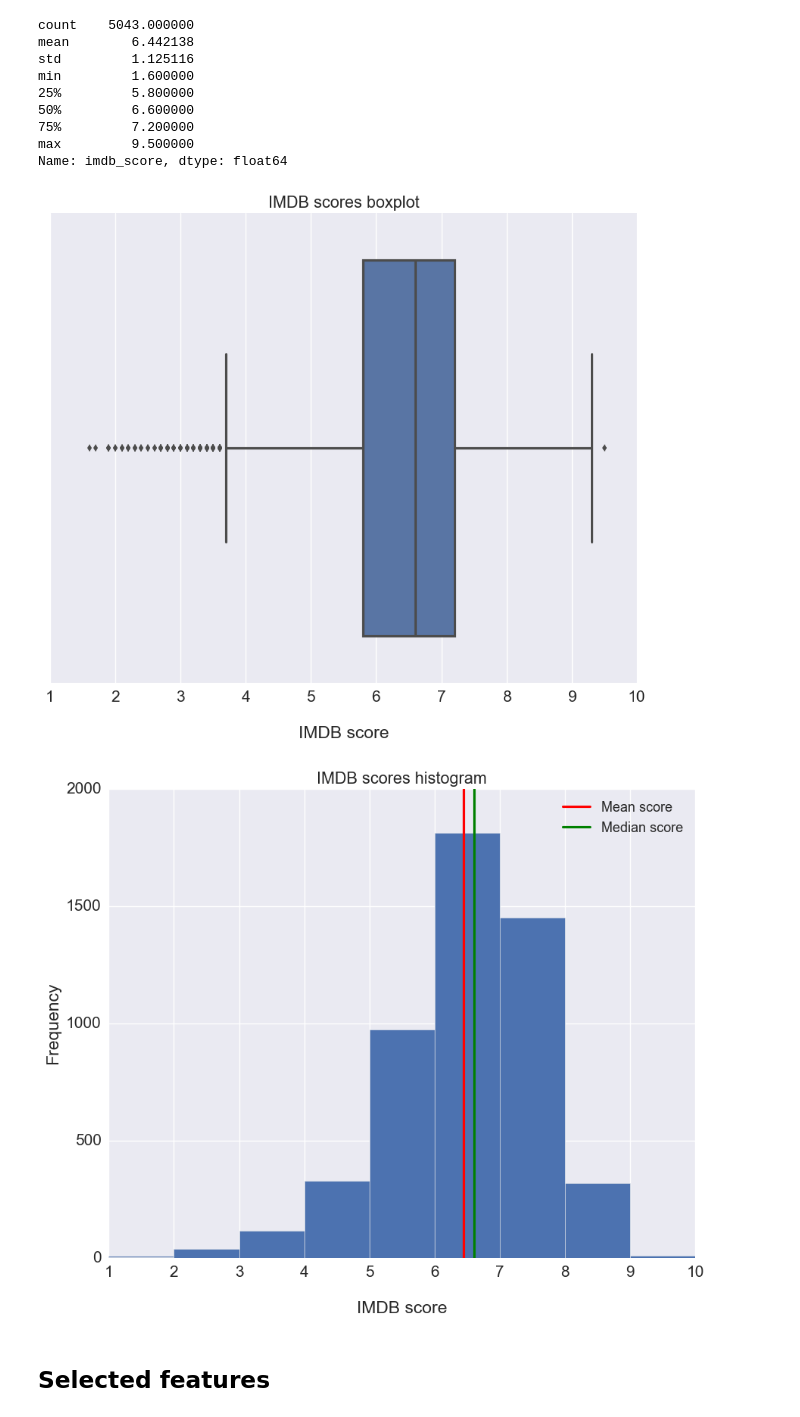
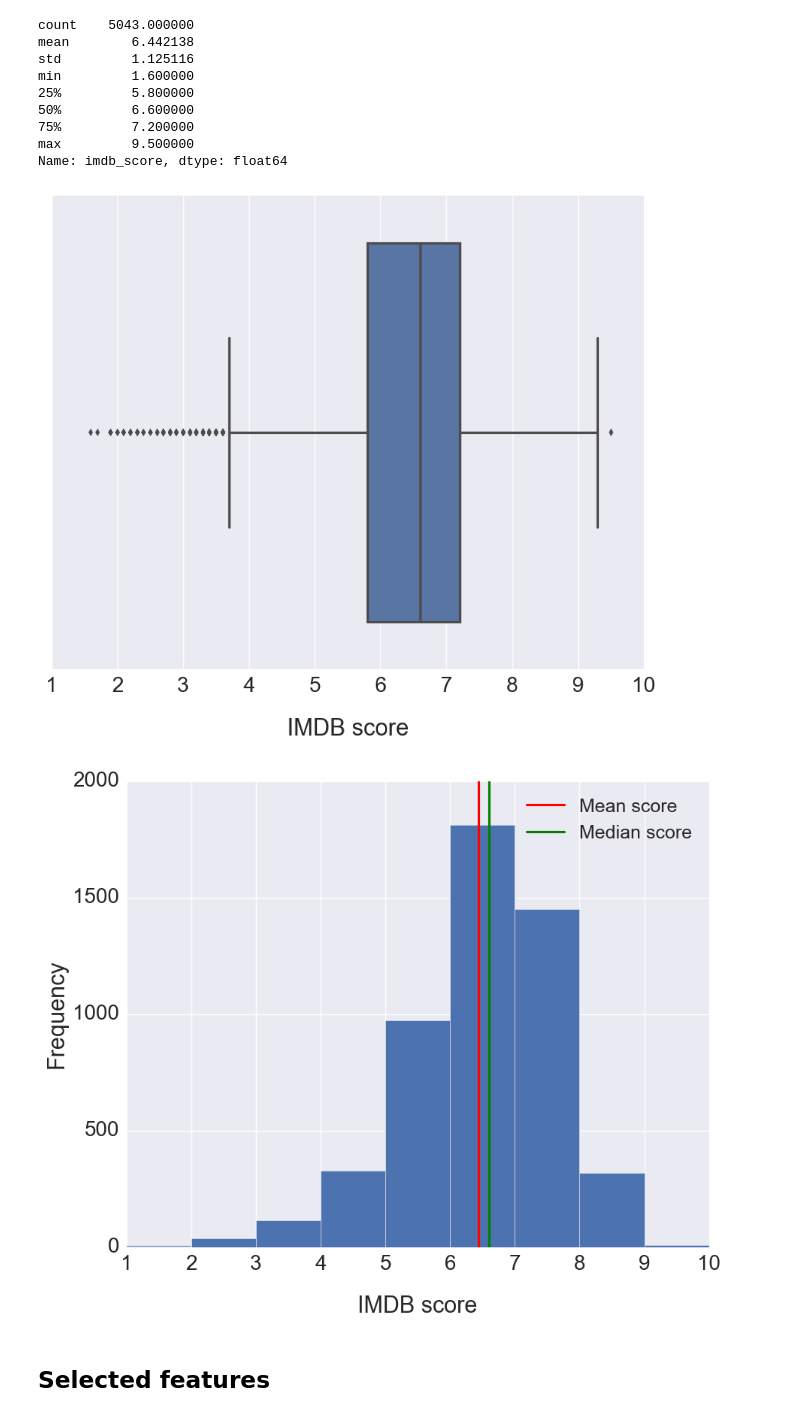
Before and after one commit to yassineAlouini/hyperparameters-optimization, a Jupyter notebook: notebooks/IMDB_5000_EDA.ipynb, the cells around one changed output. Cells and saved outputs as stored; diff of their text form; code cells hidden in the pictures.

```diff
--- a/notebooks/IMDB_5000_EDA.ipynb
+++ b/notebooks/IMDB_5000_EDA.ipynb
@@ -16,11 +16,11 @@ import seaborn as sns
 import matplotlib.pylab as plt
 %matplotlib inline
 # %%
-sns.set(font_scale=1.5)
+sns.set(font_scale=2)
 # %% [markdown]
 # Load the dataset
 # %%
-imdb_df = pd.read_csv('movie_metadata.csv', encoding='UTF-8')
+imdb_df = pd.read_csv('../data/movie_metadata.csv', encoding='UTF-8')
 # %% [markdown]
 # Explore missing data
 # %%
@@ -127,24 +127,22 @@ fig, ax = plt.subplots(1,1, figsize=(10, 8))
 with sns.plotting_context('talk'):
     sns.boxplot(imdb_df.imdb_score, ax=ax)
     ax.set_xlabel('IMDB score')
-    ax.set_title('IMDB scores boxplot')
     ax.xaxis.labelpad = 20
 # %% [output]
-[figure, old version]
+[figure, new version]
 # %%
 fig, ax = plt.subplots(1,1, figsize=(10, 8))
 
 with sns.plotting_context('talk'):
     imdb_df.imdb_score.hist(ax=ax, bins=xrange(1,11,1))
     ax.axvline(imdb_df.imdb_score.mean(), color='red', label='Mean score')
     ax.axvline(imdb_df.imdb_score.median(), color='green', label='Median score')
-    ax.legend()
+    ax.legend(fontsize=18)
     ax.set_xlabel('IMDB score')
     ax.set_ylabel('Frequency')
-    ax.set_title('IMDB scores histogram')
     ax.xaxis.labelpad = 20
 # %% [output]
-[figure, old version]
+[figure, new version]
 # %% [markdown]
 ## Selected features
 # %% [markdown]
```
Also changed, not shown: parts of 1 cell of this notebook, 1 other file.
